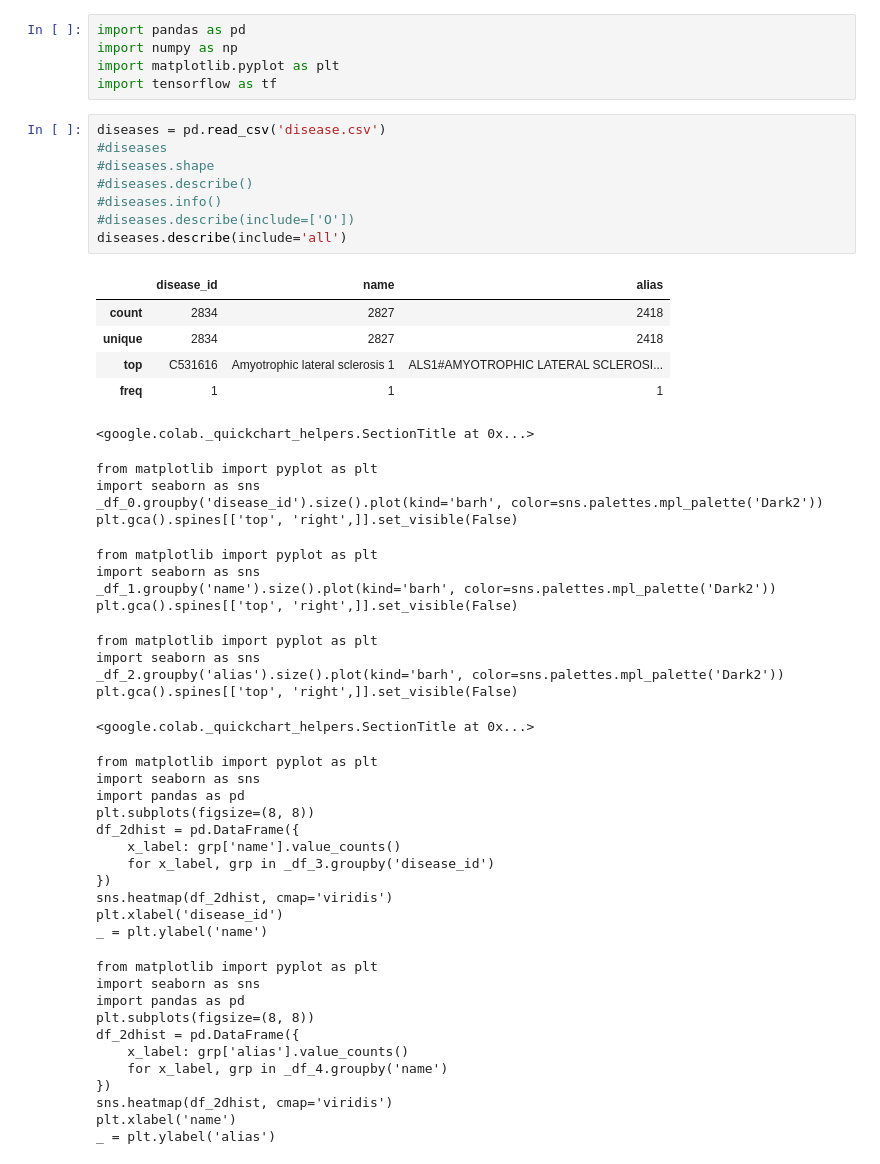
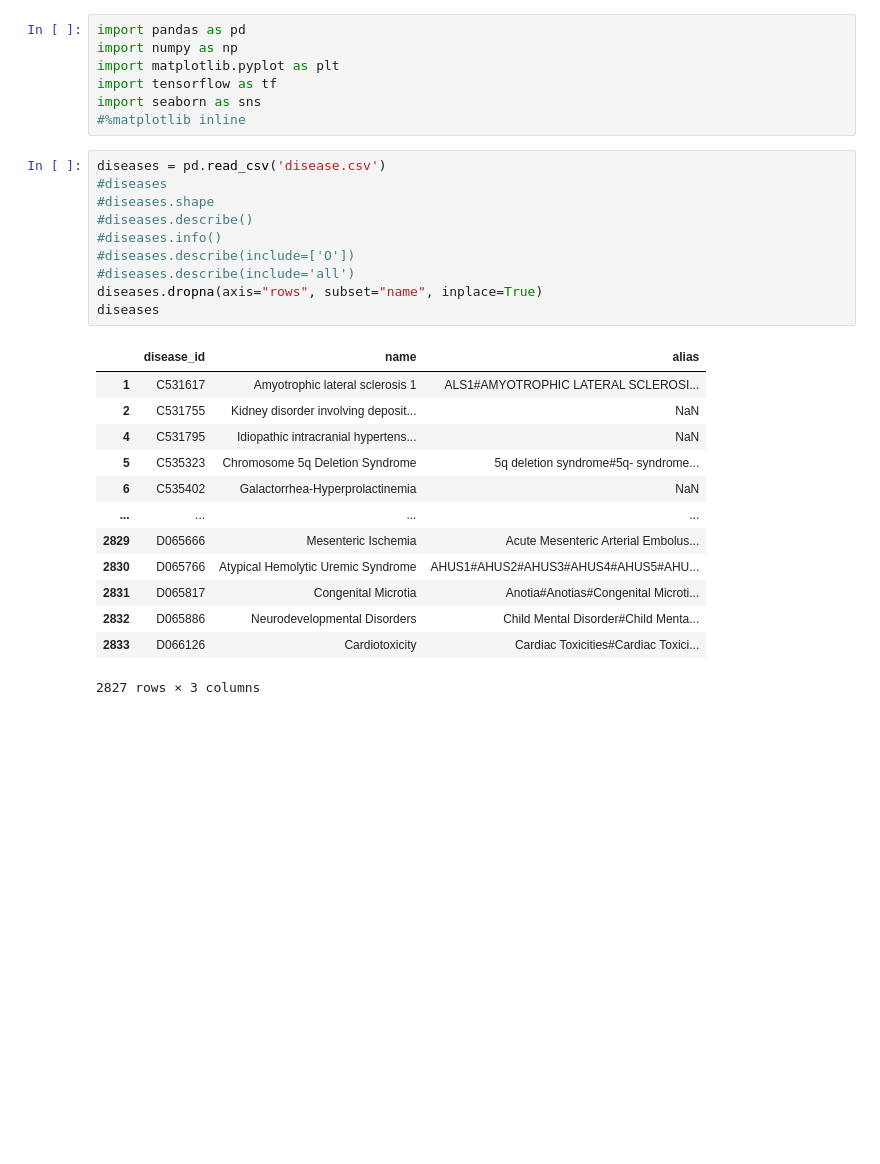
Before and after one commit to AlmaBasic/Predicting, a Jupyter notebook: Untitled01.ipynb, the cells around one changed output. Saved outputs shown, nothing was run; the diff lists cells and outputs as text; blank space fills up the shorter version.

Commit message:
Izrađeno pomoću usluge Colaboratory

```diff
--- a/Untitled01.ipynb
+++ b/Untitled01.ipynb
@@ -5,53 +5,29 @@ import pandas as pd
 import numpy as np
 import matplotlib.pyplot as plt
 import tensorflow as tf
+import seaborn as sns
+#%matplotlib inline
 # %%
 diseases = pd.read_csv('disease.csv')
 #diseases
 #diseases.shape
 #diseases.describe()
 #diseases.info()
 #diseases.describe(include=['O'])
-diseases.describe(include='all')
+#diseases.describe(include='all')
+diseases.dropna(axis="rows", subset="name", inplace=True)
+diseases
 # %% [output]
 |  | disease_id | name | alias |
-| count | 2834 | 2827 | 2418 |
-| unique | 2834 | 2827 | 2418 |
-| top | C531616 | Amyotrophic lateral sclerosis 1 | ALS1#AMYOTROPHIC LATERAL SCLEROSI... |
-| freq | 1 | 1 | 1 |
+| 1 | C531617 | Amyotrophic lateral sclerosis 1 | ALS1#AMYOTROPHIC LATERAL SCLEROSI... |
+| 2 | C531755 | Kidney disorder involving deposit... | NaN |
+| 4 | C531795 | Idiopathic intracranial hypertens... | NaN |
+| 5 | C535323 | Chromosome 5q Deletion Syndrome | 5q deletion syndrome#5q- syndrome... |
+| 6 | C535402 | Galactorrhea-Hyperprolactinemia | NaN |
+| ... | ... | ... | ... |
+| 2829 | D065666 | Mesenteric Ischemia | Acute Mesenteric Arterial Embolus... |
+| 2830 | D065766 | Atypical Hemolytic Uremic Syndrome | AHUS1#AHUS2#AHUS3#AHUS4#AHUS5#AHU... |
+| 2831 | D065817 | Congenital Microtia | Anotia#Anotias#Congenital Microti... |
+| 2832 | D065886 | Neurodevelopmental Disorders | Child Mental Disorder#Child Menta... |
+| 2833 | D066126 | Cardiotoxicity | Cardiac Toxicities#Cardiac Toxici... |
-<google.colab._quickchart_helpers.SectionTitle at 0x...>
+2827 rows × 3 columns
-from matplotlib import pyplot as plt
-import seaborn as sns
-_df_0.groupby('disease_id').size().plot(kind='barh', color=sns.palettes.mpl_palette('Dark2'))
-plt.gca().spines[['top', 'right',]].set_visible(False)
-from matplotlib import pyplot as plt
-import seaborn as sns
-_df_1.groupby('name').size().plot(kind='barh', color=sns.palettes.mpl_palette('Dark2'))
-plt.gca().spines[['top', 'right',]].set_visible(False)
-from matplotlib import pyplot as plt
-import seaborn as sns
-_df_2.groupby('alias').size().plot(kind='barh', color=sns.palettes.mpl_palette('Dark2'))
-plt.gca().spines[['top', 'right',]].set_visible(False)
-<google.colab._quickchart_helpers.SectionTitle at 0x...>
-from matplotlib import pyplot as plt
-import seaborn as sns
-import pandas as pd
-plt.subplots(figsize=(8, 8))
-df_2dhist = pd.DataFrame({
-    x_label: grp['name'].value_counts()
-    for x_label, grp in _df_3.groupby('disease_id')
-})
-sns.heatmap(df_2dhist, cmap='viridis')
-plt.xlabel('disease_id')
-_ = plt.ylabel('name')
-from matplotlib import pyplot as plt
-import seaborn as sns
-import pandas as pd
-plt.subplots(figsize=(8, 8))
-df_2dhist = pd.DataFrame({
-    x_label: grp['alias'].value_counts()
-    for x_label, grp in _df_4.groupby('name')
-})
-sns.heatmap(df_2dhist, cmap='viridis')
-plt.xlabel('name')
-_ = plt.ylabel('alias')
```
Also changed, not shown: parts of 4 cells of this notebook.
